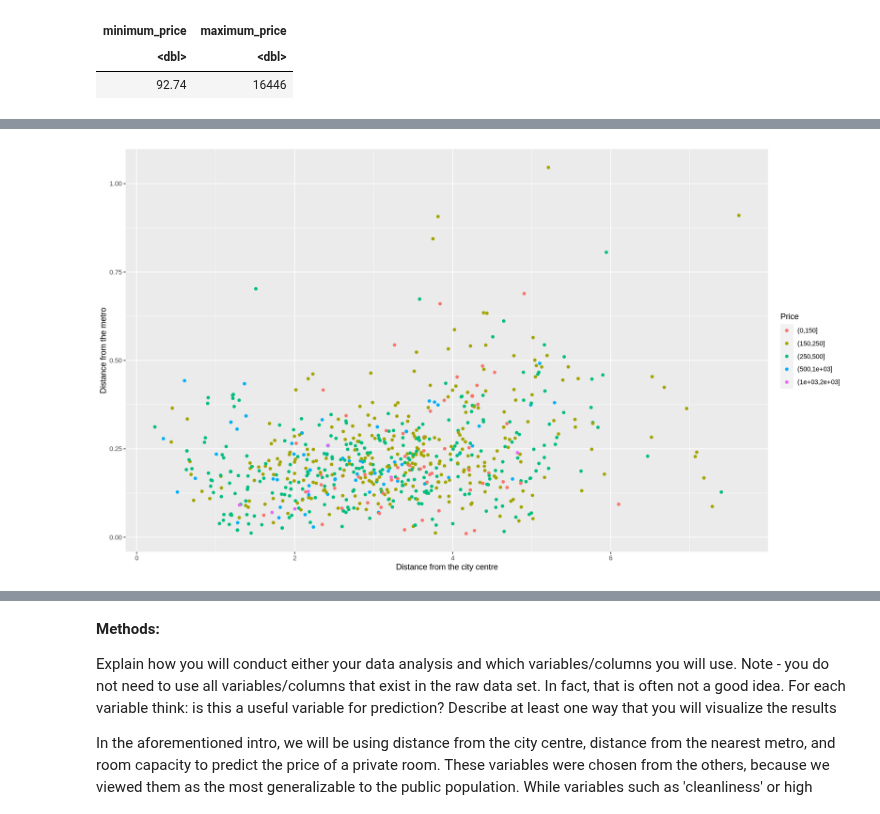
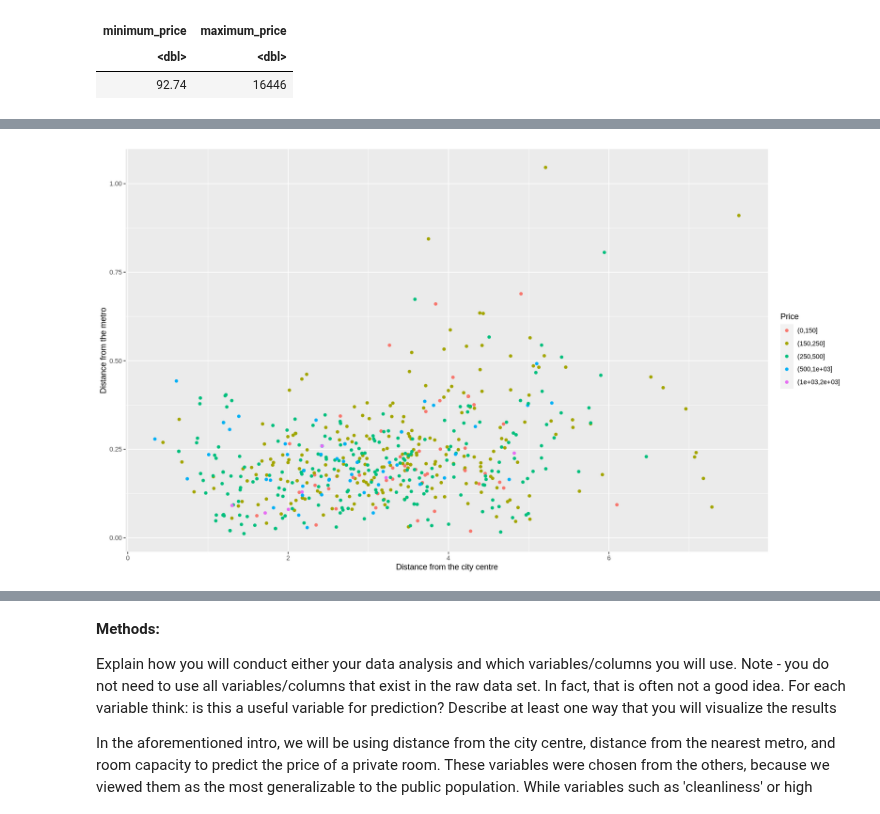
Before and after one commit to chadsc79/dsci-100-2022w2-group-7-section-005, a Jupyter notebook: dsci100_group_project_proposal_005_group_7.ipynb, the cells around one changed output, grey strips where cells are left out. Drawn from its saved outputs; the diff is of its cells as text; code cells hidden in the pictures.

Commit message:
Split the data

```diff
--- a/dsci100_group_project_proposal_005_group_7.ipynb
+++ b/dsci100_group_project_proposal_005_group_7.ipynb
@@ -84,3 +84,8 @@ A spec_tbl_df: 3130 × 20
 | 3127 | 567.8535 | Entire home/apt | FALSE | FALSE | 6 | TRUE | 0 | 0 | ... |
 | 3128 | 200.3915 | Entire home/apt | FALSE | FALSE | 2 | TRUE | 0 | 0 | ... |
 | 3129 | 301.2862 | Entire home/apt | FALSE | FALSE | 2 | FALSE | 0 | 0 | ... |
+# %%
+paris_split <- initial_split(paris_dataset, prop = .75, strata = realSum)
+paris_train <- training(paris_split)
+paris_test <- testing(paris_split)
+paris_train
@@ -87,5 +103,5 @@ A spec_tbl_df: 3130 × 20
 # %%
 #select variables to predict the data
-paris_dataset <- select(paris_dataset, dist, metro_dist, person_capacity, room_type, realSum)
-paris_dataset
+paris_training_dataset <- select(paris_train, dist, metro_dist, person_capacity, room_type, realSum)
+paris_training_dataset
 # %% [output]
@@ -113,6 +129,6 @@ A tibble: 1 × 2
 | 92.74 | 16446 |
 # %%
 #create price ranges to be predicted
-paris_dataset$price_range <- cut(paris_dataset$realSum, breaks = c(0, 150, 250, 500, 1000, 2000, 5000, 10000, 15000))
+paris_training_dataset$price_range <- cut(paris_training_dataset$realSum, breaks = c(0, 150, 250, 500, 1000, 2000, 5000, 10000, 15000))
 paris_dataset
 # %% [output]
@@ -163,10 +170,10 @@ dataset_visual_1
 # %%
 #scatterplot of distance from the city centre and distance from the metro for private room types, categorized by price
 options(repr.plot.width = 14, repr.plot.height = 8)
-dataset_visual_2 <- filter(paris_dataset, room_type== "Private room")|>
+dataset_visual <- filter(paris_training_dataset, room_type== "Private room")|>
 ggplot( aes(x = dist, y = metro_dist, color = price_range))+
 geom_point()+
 labs(x = "Distance from the city centre", y = "Distance from the metro", color = "Price")
-dataset_visual_2
+dataset_visual
 # %% [output]
-[figure, old version]
+[figure, new version]
```
Also changed, not shown: parts of 10 cells of this notebook.
